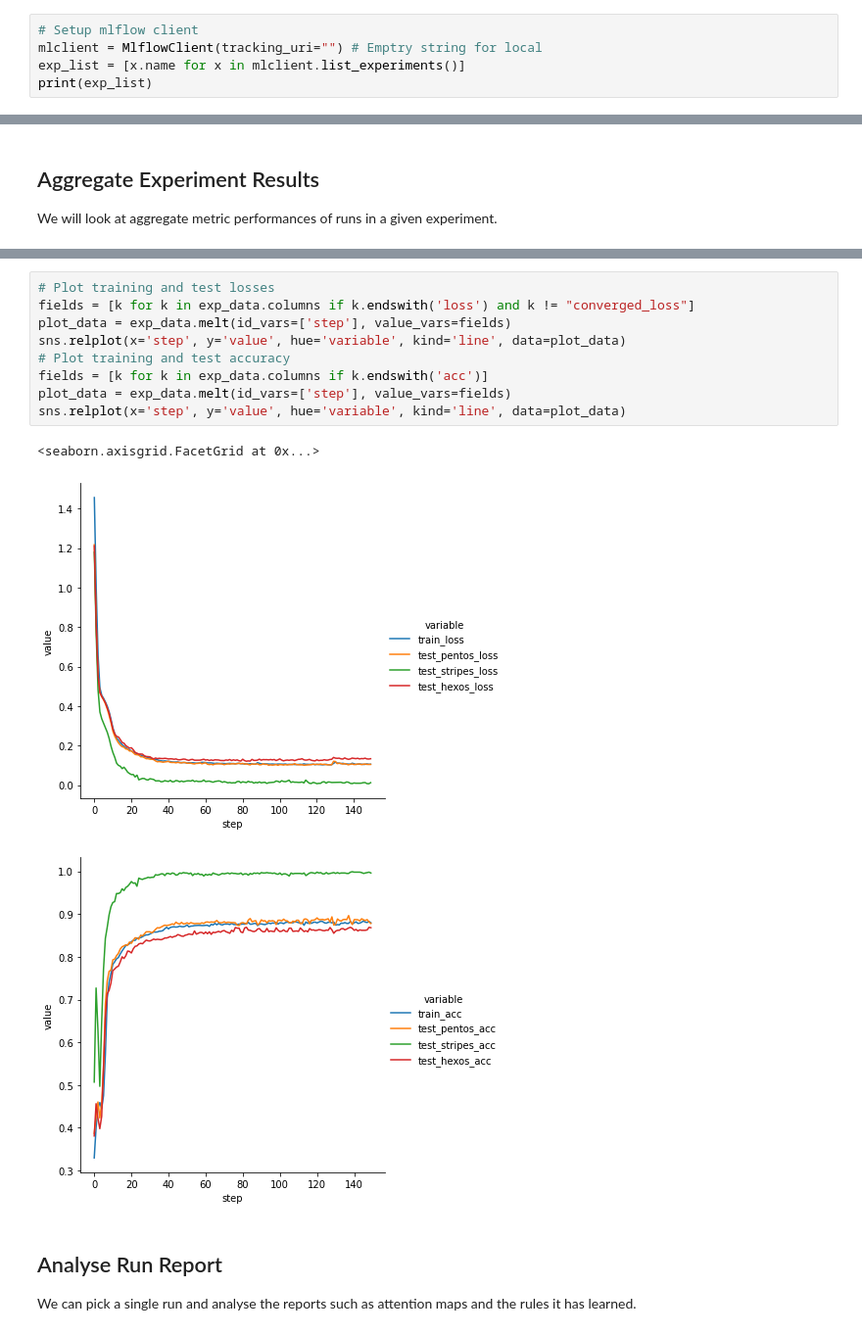
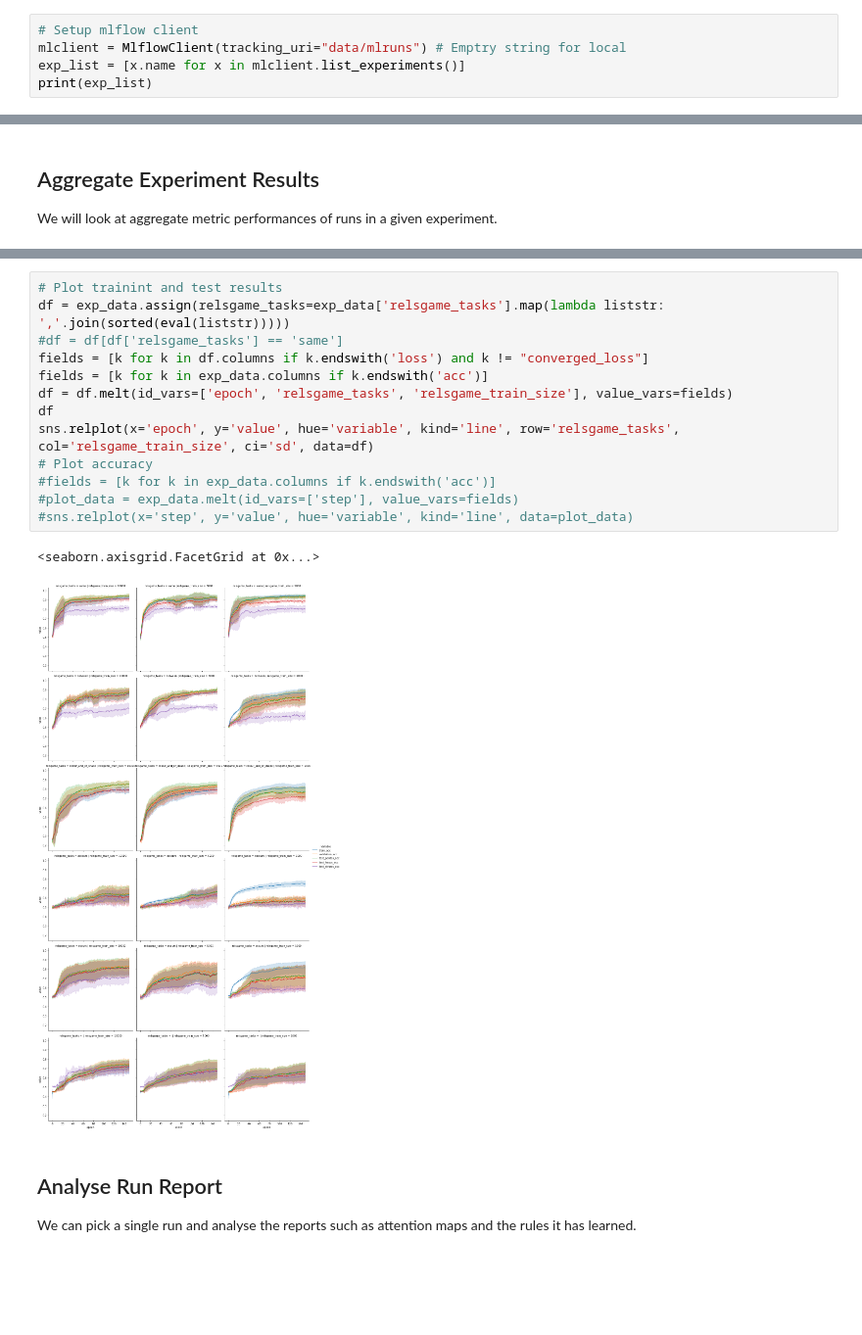
Before and after one commit to nuric/pix2rule, a Jupyter notebook: analyse_relsgame.ipynb, the cells around one changed output, grey strips where cells are left out. Shown at 98% size. Drawn from its saved outputs; the diff is of its cells as text; blank space fills up the shorter version.

```diff
--- a/analyse_relsgame.ipynb
+++ b/analyse_relsgame.ipynb
@@ -17,7 +17,7 @@ from mlflow.tracking import MlflowClient
 np.set_printoptions(suppress=True, precision=5, linewidth=120)
 # %%
 # Setup mlflow client
-mlclient = MlflowClient(tracking_uri="") # Emptry string for local
+mlclient = MlflowClient(tracking_uri="data/mlruns") # Emptry string for local
 exp_list = [x.name for x in mlclient.list_experiments()]
 print(exp_list)
 # %% [output]
@@ -77,16 +81,19 @@ exp_data
 # %%
-# Plot training and test losses
-fields = [k for k in exp_data.columns if k.endswith('loss') and k != "converged_loss"]
-plot_data = exp_data.melt(id_vars=['step'], value_vars=fields)
-sns.relplot(x='step', y='value', hue='variable', kind='line', data=plot_data)
-# Plot training and test accuracy
+# Plot trainint and test results
+df = exp_data.assign(relsgame_tasks=exp_data['relsgame_tasks'].map(lambda liststr: ','.join(sorted(eval(liststr)))))
+#df = df[df['relsgame_tasks'] == 'same']
+fields = [k for k in df.columns if k.endswith('loss') and k != "converged_loss"]
 fields = [k for k in exp_data.columns if k.endswith('acc')]
-plot_data = exp_data.melt(id_vars=['step'], value_vars=fields)
-sns.relplot(x='step', y='value', hue='variable', kind='line', data=plot_data)
+df = df.melt(id_vars=['epoch', 'relsgame_tasks', 'relsgame_train_size'], value_vars=fields)
+df
+sns.relplot(x='epoch', y='value', hue='variable', kind='line', row='relsgame_tasks', col='relsgame_train_size', ci='sd', data=df)
+# Plot accuracy
+#fields = [k for k in exp_data.columns if k.endswith('acc')]
+#plot_data = exp_data.melt(id_vars=['step'], value_vars=fields)
+#sns.relplot(x='step', y='value', hue='variable', kind='line', data=plot_data)
 # %% [output]
 <seaborn.axisgrid.FacetGrid at 0x...>
-[figure, old version]
+[figure, new version]
-[figure, removed]
 # %% [markdown]
 ## Analyse Run Report
 We can pick a single run and analyse the reports such as attention maps and the rules it has learned.
```
Also changed, not shown: parts of 14 cells of this notebook.
